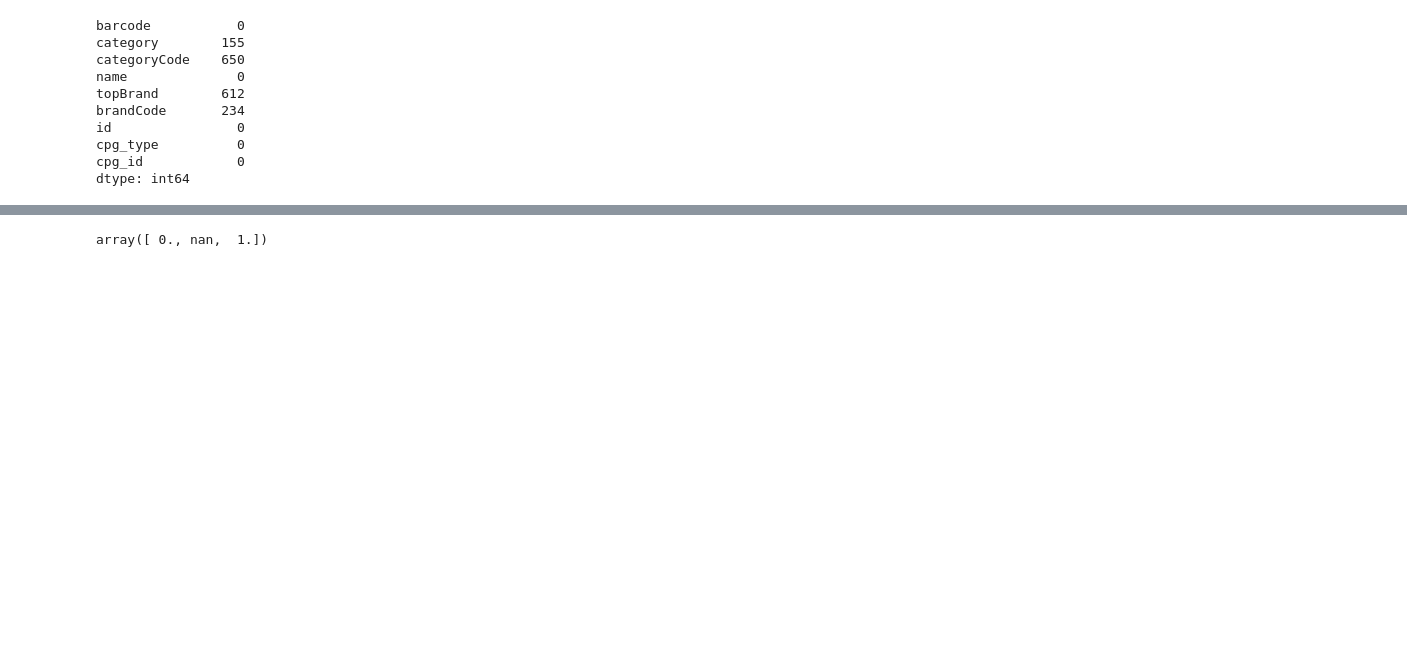
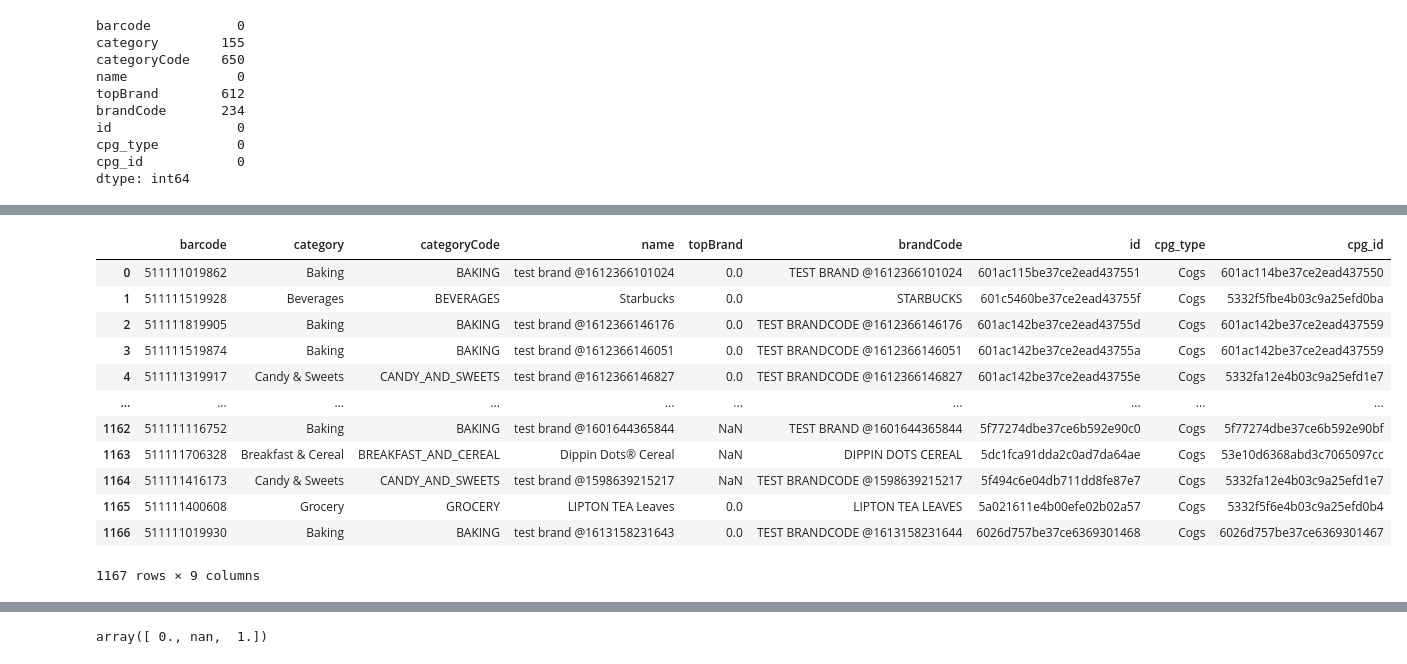
Before and after one commit to rnair7163/Fetch-Analytics-Engineer-Take-Home, a Jupyter notebook: Data-Exploration_and_Cleaning.ipynb, the cells around one changed output, grey strips where cells are left out. Drawn from its saved outputs; the diff is of its cells as text; code cells hidden in the pictures; blank space fills up the shorter version.

```diff
--- a/Data-Exploration_and_Cleaning.ipynb
+++ b/Data-Exploration_and_Cleaning.ipynb
@@ -158,0 +163,30 @@ dtype: int64
+# %%
+brands['brandCode'] = brands['brandCode'].fillna(brands['name']).str.upper()
+
+# Function to transform the values
+def transform_value(value):
+    if pd.isna(value):
+        return value
+    # Apply uppercase, replace " & " with "_AND_", and replace " " with "_"
+    return value.upper().replace(" & ", "_AND_").replace(" ", "_")
+
+# Apply the transformation to 'column_to_fill_from'
+brands['category'].apply(transform_value)
+
+# Fill null values in 'column_with_nulls' with values from 'column_to_fill_from'
+brands['categoryCode'] = brands['categoryCode'].fillna(brands['category'].apply(transform_value))
+brands
+# %% [output]
+|  | barcode | category | categoryCode | name | topBrand | brandCode | id | cpg_type | cpg_id |
+| 0 | 511111019862 | Baking | BAKING | test brand @1612366101024 | 0.0 | TEST BRAND @1612366101024 | 601ac115be37ce2ead437551 | Cogs | 601ac114be37ce2ead437550 |
+| 1 | 511111519928 | Beverages | BEVERAGES | Starbucks | 0.0 | STARBUCKS | 601c5460be37ce2ead43755f | Cogs | 5332f5fbe4b03c9a25efd0ba |
+| 2 | 511111819905 | Baking | BAKING | test brand @1612366146176 | 0.0 | TEST BRANDCODE @1612366146176 | 601ac142be37ce2ead43755d | Cogs | 601ac142be37ce2ead437559 |
+| 3 | 511111519874 | Baking | BAKING | test brand @1612366146051 | 0.0 | TEST BRANDCODE @1612366146051 | 601ac142be37ce2ead43755a | Cogs | 601ac142be37ce2ead437559 |
+| 4 | 511111319917 | Candy & Sweets | CANDY_AND_SWEETS | test brand @1612366146827 | 0.0 | TEST BRANDCODE @1612366146827 | 601ac142be37ce2ead43755e | Cogs | 5332fa12e4b03c9a25efd1e7 |
+| ... | ... | ... | ... | ... | ... | ... | ... | ... | ... |
+| 1162 | 511111116752 | Baking | BAKING | test brand @1601644365844 | NaN | TEST BRAND @1601644365844 | 5f77274dbe37ce6b592e90c0 | Cogs | 5f77274dbe37ce6b592e90bf |
+| 1163 | 511111706328 | Breakfast & Cereal | BREAKFAST_AND_CEREAL | Dippin Dots® Cereal | NaN | DIPPIN DOTS CEREAL | 5dc1fca91dda2c0ad7da64ae | Cogs | 53e10d6368abd3c7065097cc |
+| 1164 | 511111416173 | Candy & Sweets | CANDY_AND_SWEETS | test brand @1598639215217 | NaN | TEST BRANDCODE @1598639215217 | 5f494c6e04db711dd8fe87e7 | Cogs | 5332fa12e4b03c9a25efd1e7 |
+| 1165 | 511111400608 | Grocery | GROCERY | LIPTON TEA Leaves | 0.0 | LIPTON TEA LEAVES | 5a021611e4b00efe02b02a57 | Cogs | 5332f5f6e4b03c9a25efd0b4 |
+| 1166 | 511111019930 | Baking | BAKING | test brand @1613158231643 | 0.0 | TEST BRANDCODE @1613158231644 | 6026d757be37ce6369301468 | Cogs | 6026d757be37ce6369301467 |
+1167 rows × 9 columns
```
Also changed, not shown: parts of 22 cells of this notebook.
